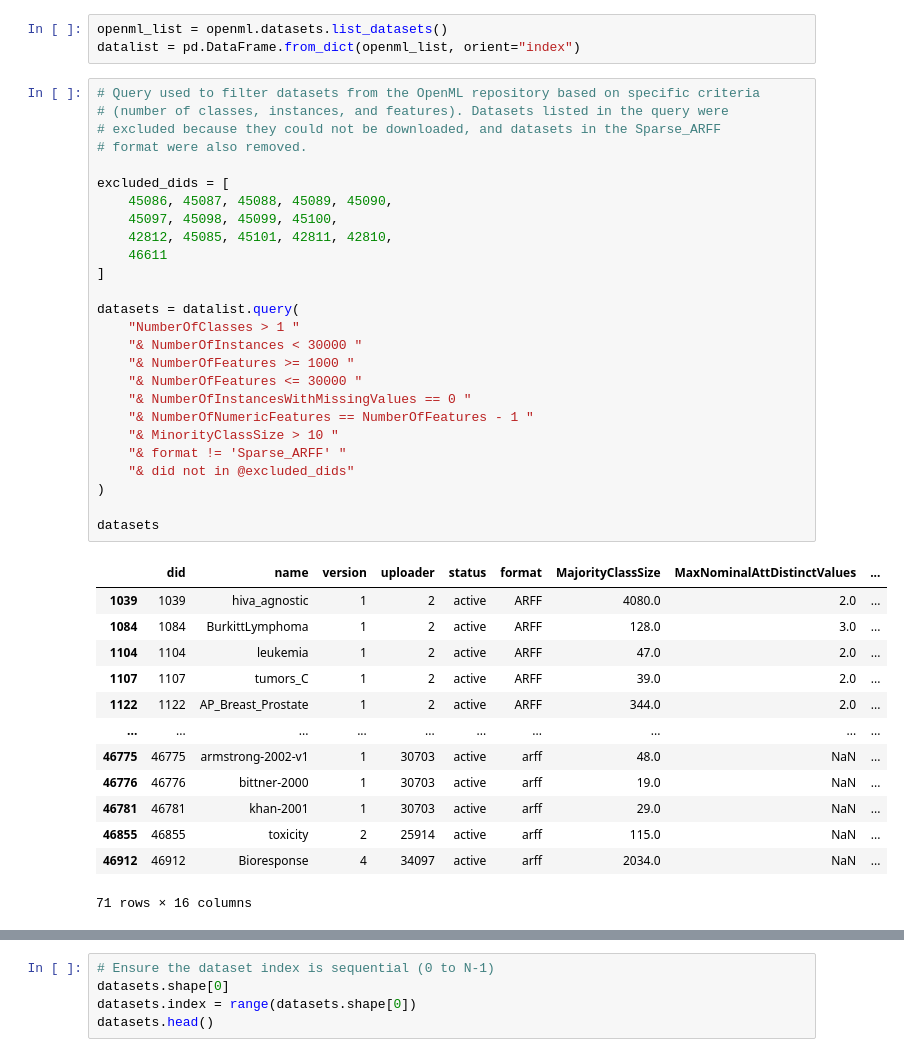
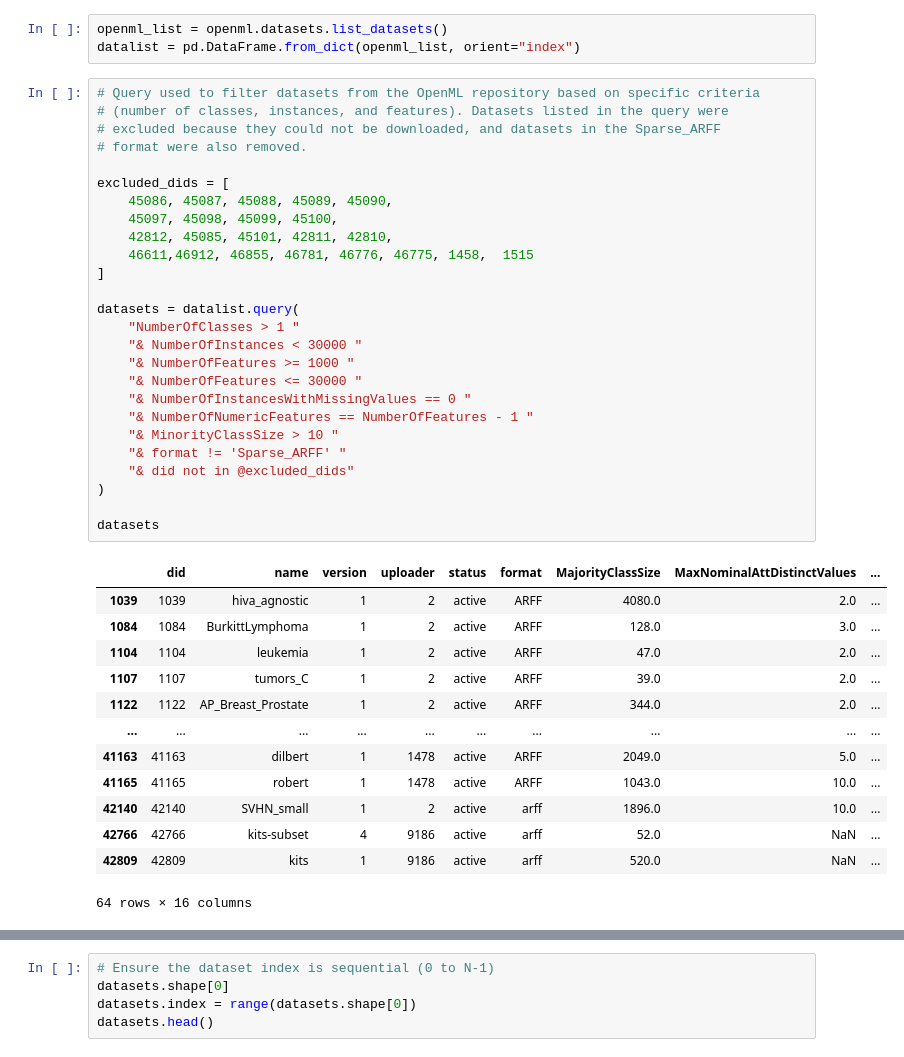
Before and after one commit to silvadaniell/meta-dr, a Jupyter notebook: Meta_DR.ipynb, the cells around one changed output, grey strips where cells are left out. Cells and saved outputs as stored; diff of their text form.

```diff
--- a/Meta_DR.ipynb
+++ b/Meta_DR.ipynb
@@ -74,40 +74,40 @@ datalist = pd.DataFrame.from_dict(openml_list, orient="index")
 # excluded because they could not be downloaded, and datasets in the Sparse_ARFF
 # format were also removed.
 
 excluded_dids = [
     45086, 45087, 45088, 45089, 45090,
     45097, 45098, 45099, 45100,
     42812, 45085, 45101, 42811, 42810,
-    46611
+    46611,46912, 46855, 46781, 46776, 46775, 1458, 	1515
 ]
 
 datasets = datalist.query(
     "NumberOfClasses > 1 "
     "& NumberOfInstances < 30000 "
     "& NumberOfFeatures >= 1000 "
     "& NumberOfFeatures <= 30000 "
     "& NumberOfInstancesWithMissingValues == 0 "
     "& NumberOfNumericFeatures == NumberOfFeatures - 1 "
     "& MinorityClassSize > 10 "
     "& format != 'Sparse_ARFF' "
     "& did not in @excluded_dids"
 )
 
 datasets
 # %% [output]
 |  | did | name | version | uploader | status | format | MajorityClassSize | MaxNominalAttDistinctValues | ... |
 | 1039 | 1039 | hiva_agnostic | 1 | 2 | active | ARFF | 4080.0 | 2.0 | ... |
 | 1084 | 1084 | BurkittLymphoma | 1 | 2 | active | ARFF | 128.0 | 3.0 | ... |
 | 1104 | 1104 | leukemia | 1 | 2 | active | ARFF | 47.0 | 2.0 | ... |
 | 1107 | 1107 | tumors_C | 1 | 2 | active | ARFF | 39.0 | 2.0 | ... |
 | 1122 | 1122 | AP_Breast_Prostate | 1 | 2 | active | ARFF | 344.0 | 2.0 | ... |
 | ... | ... | ... | ... | ... | ... | ... | ... | ... | ... |
-| 46775 | 46775 | armstrong-2002-v1 | 1 | 30703 | active | arff | 48.0 | NaN | ... |
-| 46776 | 46776 | bittner-2000 | 1 | 30703 | active | arff | 19.0 | NaN | ... |
-| 46781 | 46781 | khan-2001 | 1 | 30703 | active | arff | 29.0 | NaN | ... |
-| 46855 | 46855 | toxicity | 2 | 25914 | active | arff | 115.0 | NaN | ... |
-| 46912 | 46912 | Bioresponse | 4 | 34097 | active | arff | 2034.0 | NaN | ... |
+| 41163 | 41163 | dilbert | 1 | 1478 | active | ARFF | 2049.0 | 5.0 | ... |
+| 41165 | 41165 | robert | 1 | 1478 | active | ARFF | 1043.0 | 10.0 | ... |
+| 42140 | 42140 | SVHN_small | 1 | 2 | active | arff | 1896.0 | 10.0 | ... |
+| 42766 | 42766 | kits-subset | 4 | 9186 | active | arff | 52.0 | NaN | ... |
+| 42809 | 42809 | kits | 1 | 9186 | active | arff | 520.0 | NaN | ... |
-71 rows × 16 columns
+64 rows × 16 columns
 # %%
 df_summary_stats = datasets[[
     "NumberOfInstances",
```
Also changed, not shown: parts of 25 cells of this notebook.
